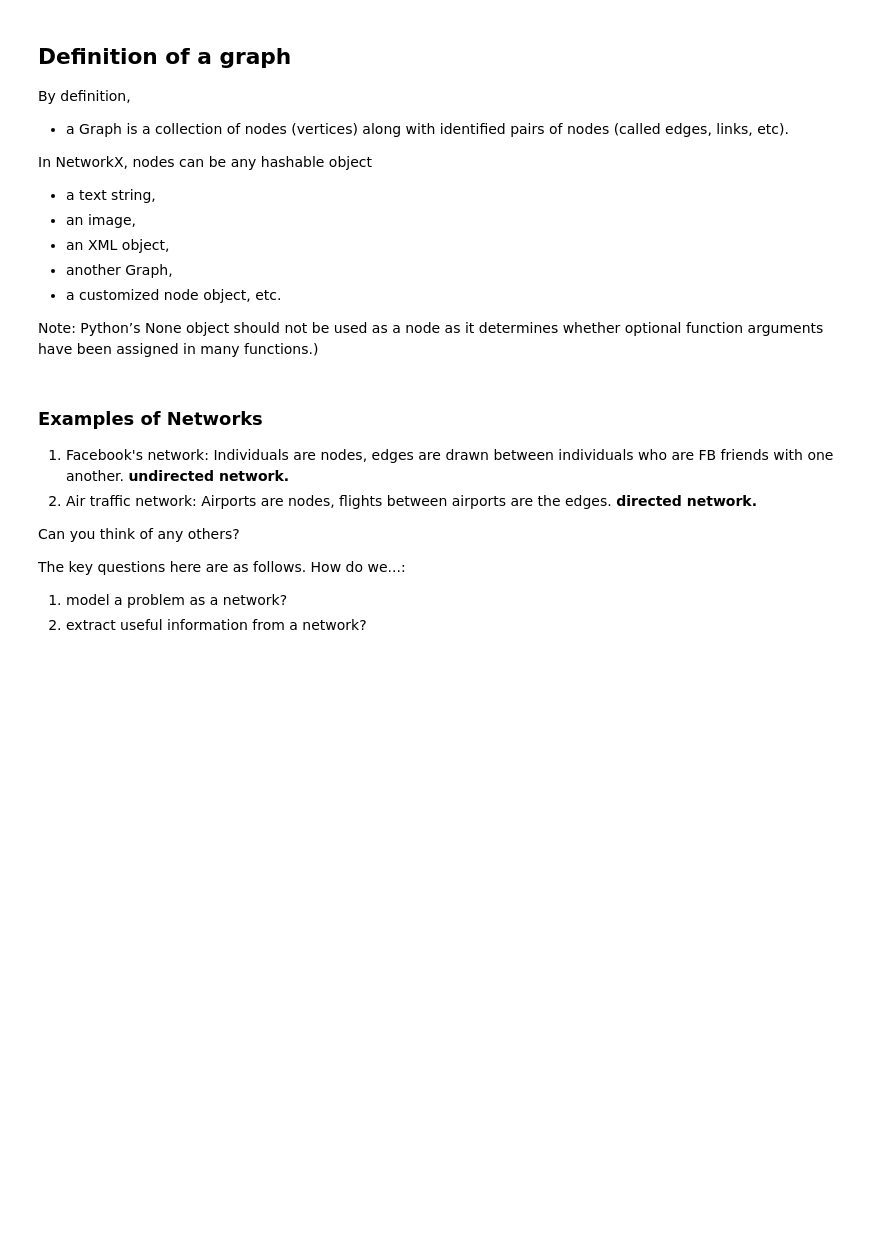
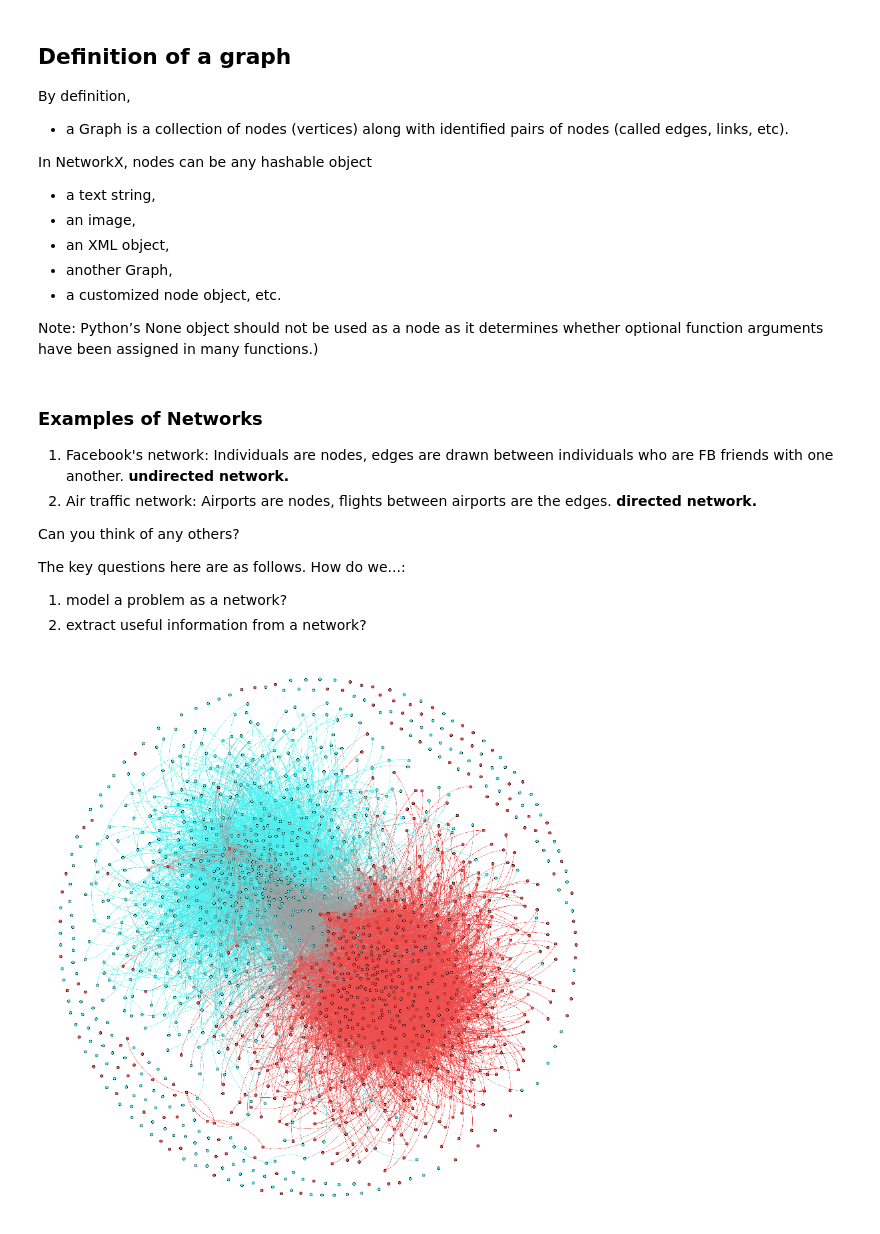
Before and after one commit to JayantGoel001/GraphsAndSocialNetworkAnalytics, a Jupyter notebook: NetworkX Basics.ipynb, the cells around one changed output. Saved outputs shown, nothing was run; the diff lists cells and outputs as text; code cells hidden in the pictures; blank space fills up the shorter version.

```diff
--- a/NetworkX Basics.ipynb
+++ b/NetworkX Basics.ipynb
@@ -46,0 +49,4 @@ The key questions here are as follows. How do we...:
+# %%
+Image("Political_blogs_colored.png")
+# %% [output]
+[figure, added]
```
Also changed, not shown: parts of 2 cells of this notebook.
